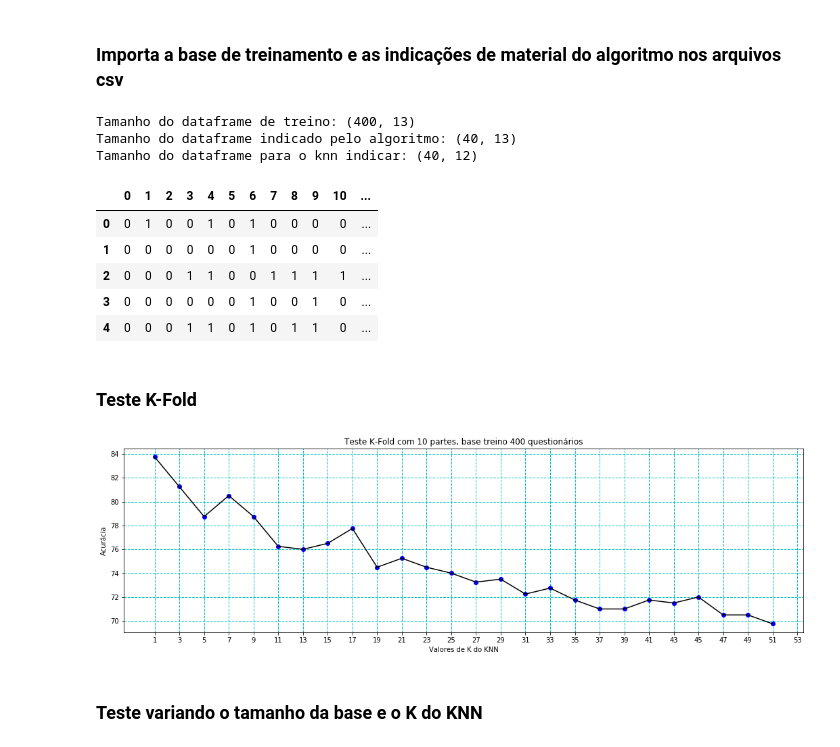
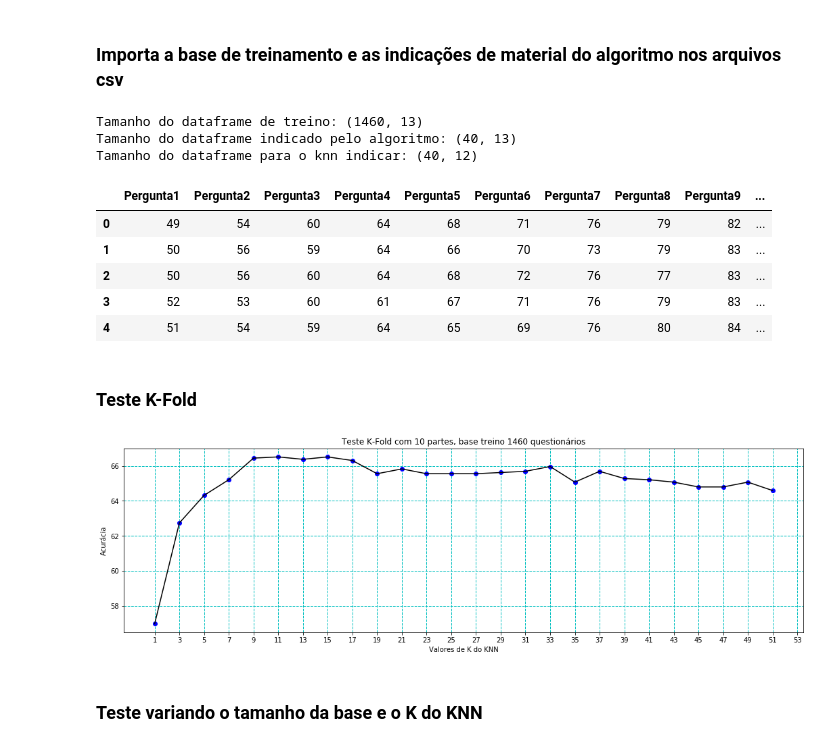
Before and after one commit to rnappi/ftt-tcc, a Jupyter notebook: aplicação/Notebook/knn/run.ipynb, the cells around one changed output. Cells and saved outputs as stored; diff of their text form; code cells hidden in the pictures.

```diff
--- a/aplicação/Notebook/knn/run.ipynb
+++ b/aplicação/Notebook/knn/run.ipynb
@@ -11,29 +11,29 @@ import matplotlib.pyplot as plt
 ### Importa a base de treinamento e as indicações de material do algoritmo nos arquivos csv
 # %%
 #Carrega as bases dos arquivos csv
-base_treino = pd.read_csv('base_treino.csv', sep=';')
-base_indicada_algoritmo = pd.read_csv('base_material_inidicado_algoritmo.csv', header=None, sep=';')
+base_treino = pd.read_csv('base_treino2.csv', sep=';')
+base_indicada_algoritmo = pd.read_csv('base_material_inidicado_algoritmo2.csv', sep=';')
 
 #Pega apenas o material indicado pelo algoritmo
 materiais_indicado_algoritmo = base_indicada_algoritmo.iloc[:,-1]
 
 #Remove o material indicado pelo algoritmo para testar com o knn
 questionarios_indicar_material_knn = base_indicada_algoritmo.iloc[:,:-1]
 
 print("Tamanho do dataframe de treino:",base_treino.shape)
 print("Tamanho do dataframe indicado pelo algoritmo:",base_indicada_algoritmo.shape)
 print("Tamanho do dataframe para o knn indicar:",questionarios_indicar_material_knn.shape)
 questionarios_indicar_material_knn.head()
 # %% [output]
-Tamanho do dataframe de treino: (400, 13)
+Tamanho do dataframe de treino: (1460, 13)
 Tamanho do dataframe indicado pelo algoritmo: (40, 13)
 Tamanho do dataframe para o knn indicar: (40, 12)
-|  | 0 | 1 | 2 | 3 | 4 | 5 | 6 | 7 | 8 | 9 | 10 | ... |
-| 0 | 0 | 1 | 0 | 0 | 1 | 0 | 1 | 0 | 0 | 0 | 0 | ... |
-| 1 | 0 | 0 | 0 | 0 | 0 | 0 | 1 | 0 | 0 | 0 | 0 | ... |
-| 2 | 0 | 0 | 0 | 1 | 1 | 0 | 0 | 1 | 1 | 1 | 1 | ... |
-| 3 | 0 | 0 | 0 | 0 | 0 | 0 | 1 | 0 | 0 | 1 | 0 | ... |
-| 4 | 0 | 0 | 0 | 1 | 1 | 0 | 1 | 0 | 1 | 1 | 0 | ... |
+|  | Pergunta1 | Pergunta2 | Pergunta3 | Pergunta4 | Pergunta5 | Pergunta6 | Pergunta7 | Pergunta8 | Pergunta9 | ... |
+| 0 | 49 | 54 | 60 | 64 | 68 | 71 | 76 | 79 | 82 | ... |
+| 1 | 50 | 56 | 59 | 64 | 66 | 70 | 73 | 79 | 83 | ... |
+| 2 | 50 | 56 | 60 | 64 | 68 | 72 | 76 | 77 | 83 | ... |
+| 3 | 52 | 53 | 60 | 61 | 67 | 71 | 76 | 79 | 83 | ... |
+| 4 | 51 | 54 | 59 | 64 | 65 | 69 | 76 | 80 | 84 | ... |
 # %% [markdown]
 ### Teste K-Fold
 # %%
@@ -72,7 +72,7 @@ plt.plot(x_ks_utilizado, y_acurracias, 'bo')
 plt.plot(x_ks_utilizado, y_acurracias, 'k-', color='black')
 plt.show()
 # %% [output]
-[figure, old version]
+[figure, new version]
 # %% [markdown]
 ### Teste variando o tamanho da base e o K do KNN
 # %%
```
Also changed, not shown: parts of 1 cell of this notebook, 5 other files.
